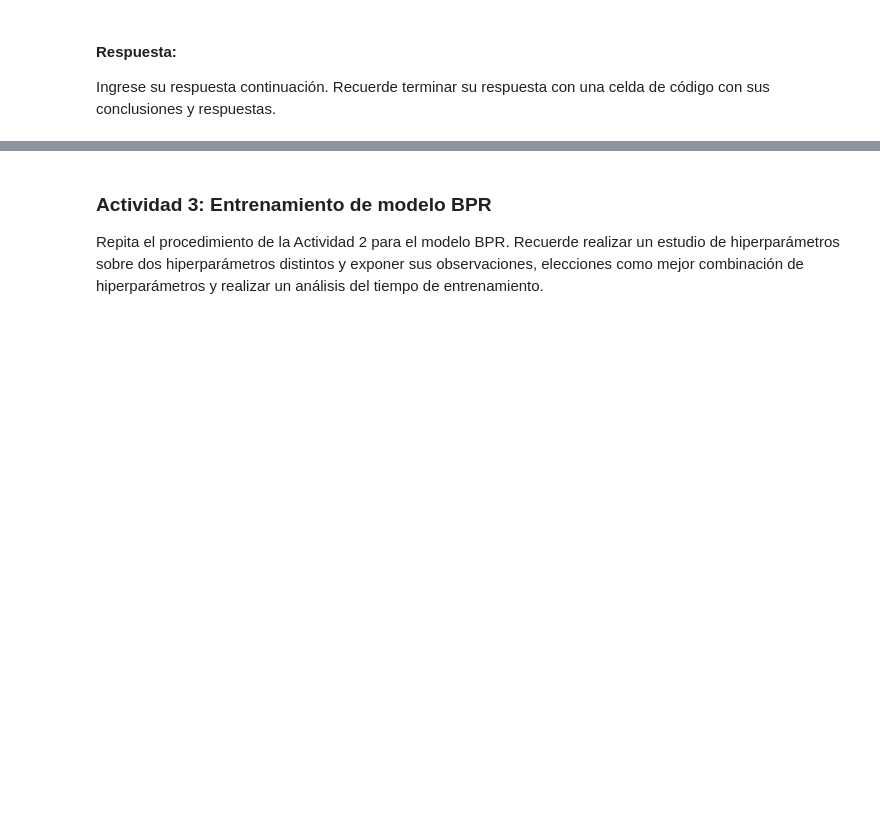
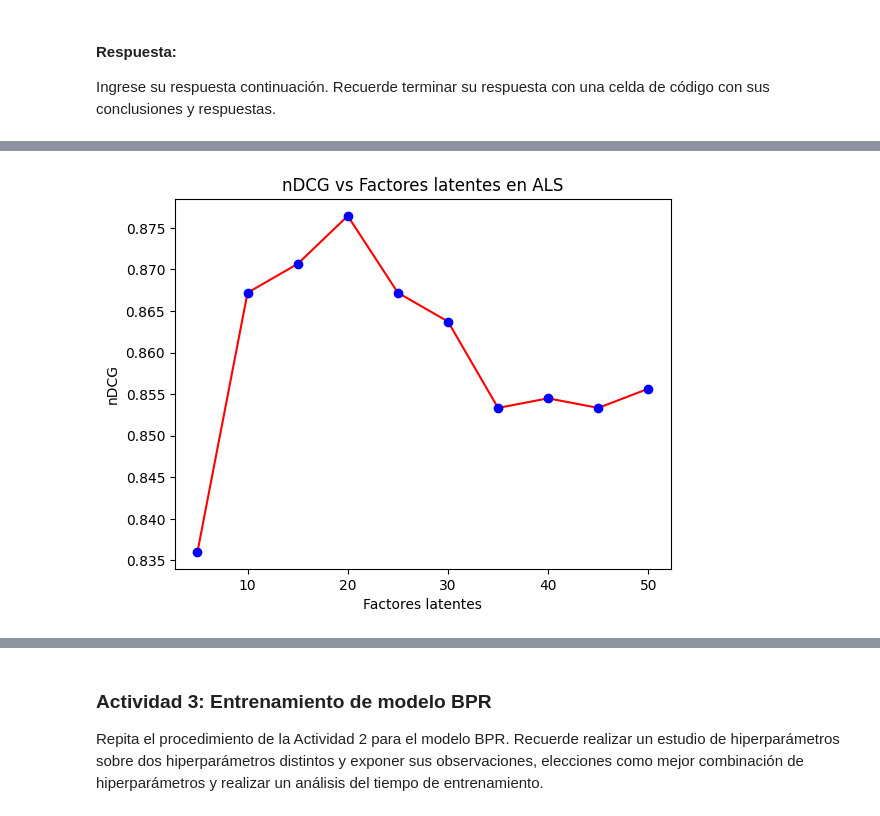
Before and after one commit to lldavico/msc-data-science-puc-2023, a Jupyter notebook: Bimestre 6/Sistemas Recomendadores/Semana 4/Tarea_2.ipynb, the cells around one changed output, grey strips where cells are left out. Saved outputs shown, nothing was run; the diff lists cells and outputs as text; code cells hidden in the pictures; blank space fills up the shorter version.

```diff
--- a/Bimestre 6/Sistemas Recomendadores/Semana 4/Tarea_2.ipynb
+++ b/Bimestre 6/Sistemas Recomendadores/Semana 4/Tarea_2.ipynb
@@ -127,0 +566,10 @@ Ingrese su respuesta continuación. Recuerde terminar su respuesta con una celda
+# %%
+# Graficamos los resultados según los factores latentes para NDCG
+plt.plot(factores_als, ndcg_f_als, 'r-')
+plt.plot(factores_als, ndcg_f_als, 'bo')
+plt.xlabel('Factores latentes')
+plt.ylabel('nDCG')
+plt.title('nDCG vs Factores latentes en ALS')
+plt.show()
+# %% [output]
+[figure, added]
```
Also changed, not shown: parts of 53 cells of this notebook, 7 other files.
